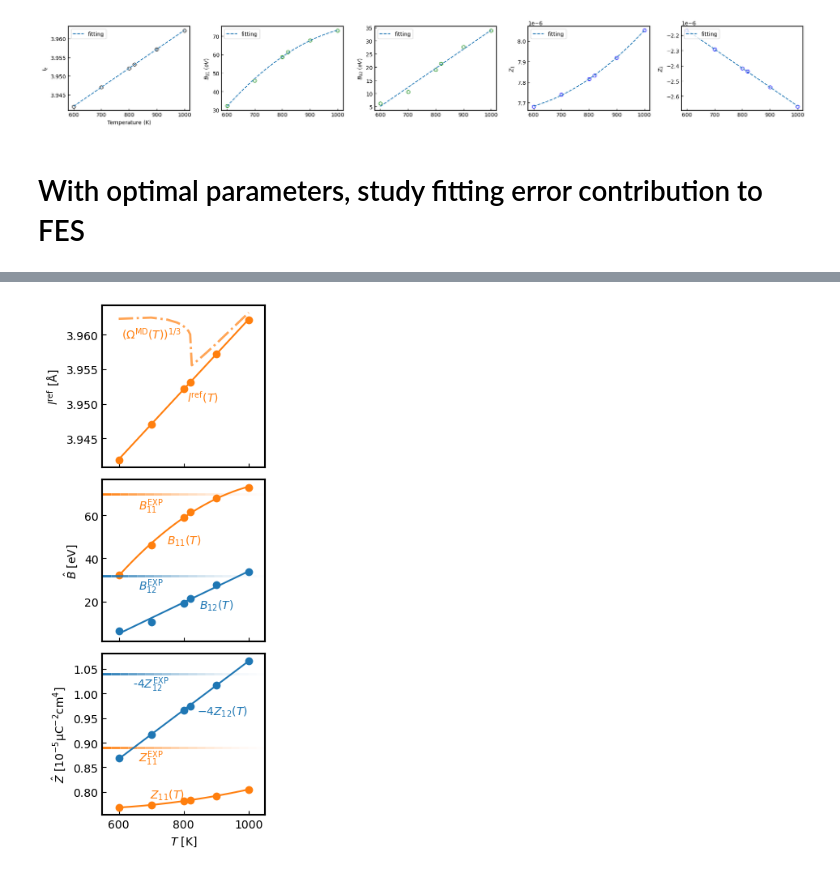
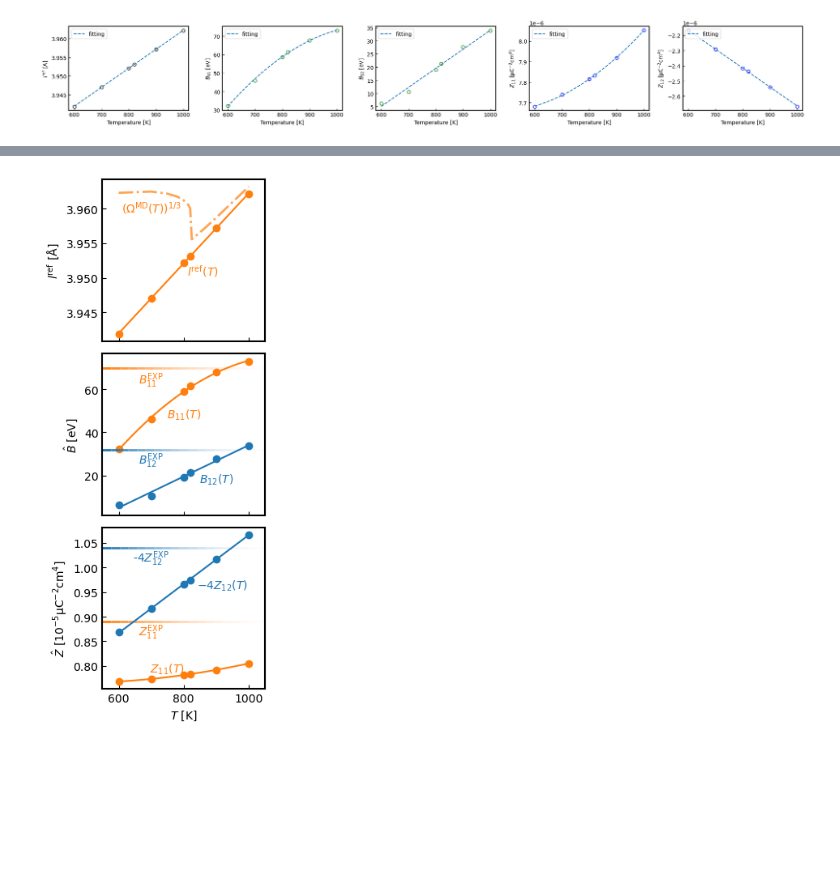
Before and after one commit to salinelake/ab_initio_PbTiO3, a Jupyter notebook: Metadynamics/FES_6D/electrostriction_biaxial.ipynb, the cells around one changed output, grey strips where cells are left out. Cells and saved outputs as stored; diff of their text form; code cells hidden in the pictures; blank space fills up the shorter version.

```diff
--- a/Metadynamics/FES_6D/electrostriction_biaxial.ipynb
+++ b/Metadynamics/FES_6D/electrostriction_biaxial.ipynb
@@ -289,60 +235,48 @@ Z1=7.91859345784409e-06, Z2=-2.540071866700325e-06, lref_z=3.957172399182316, lr
 # %%
-# fitting all the parameters, finding the T dependent relationship
-# B11_elastic = np.array(B11_list) * 1.60218e-19 / 64.0e-30 / 1e9  # from eV to elastic module in unit of GPa
-# B12_elastic = np.array(B12_list) * 1.60218e-19 / 64.0e-30 / 1e9  # from eV to elastic module in unit of GPa
-
-
+## Straightforward linear and quadratic fitting for all previously determined model parameters
 temp_fit = np.linspace(min(temp_list), max(temp_list), 200)
 m_l, b_l = np.polyfit(temp_list, lref_list, 1)
 a_b11, m_b11,  b_b11  = np.polyfit(temp_list, B11_list,  2)
 m_b12,  b_b12  = np.polyfit(temp_list, B12_list,  1)
 a_z1,m_z1, b_z1 = np.polyfit(temp_list, Z1_list, 2)
 m_z2, b_z2 = np.polyfit(temp_list, Z2_list, 1)
+
+## plot the temperature dependence
 fig, axes = plt.subplots(1, 5, figsize=(20, 3))
 
 # 1) l_ref vs T
-ax = axes[0]
-ax.plot(temp_list, lref_list, 'o-', markerfacecolor='white', color='black', linewidth=0)
+axes[0].plot(temp_list, lref_list, 'o-', markerfacecolor='white', color='black', linewidth=0)
 y = m_l * temp_fit + b_l
-ax.plot(temp_fit, y, '--', label='fitting')
-ax.set_xlabel('Temperature (K)')
-ax.set_ylabel(r'$l_z$')
-ax.legend(loc='upper left')
+axes[0].plot(temp_fit, y, '--', label='fitting')
+axes[0].set_ylabel(r'$l^{\text{ref}}$ [A]')
 
 # 2) B11 vs T
-ax = axes[1]
-ax.plot(temp_list, B11_list, 'o-', markerfacecolor='white', color='g', linewidth=0)
+axes[1].plot(temp_list, B11_list, 'o-', markerfacecolor='white', color='g', linewidth=0)
 y = a_b11 * temp_fit**2 + m_b11 * temp_fit + b_b11
-ax.plot(temp_fit, y, '--', label='fitting')
-ax.set_ylabel(r'$B_{11} \ (eV)$')
-ax.legend(loc='upper left')
+axes[1].plot(temp_fit, y, '--', label='fitting')
+axes[1].set_ylabel(r'$B_{11}$ [eV]')
 
 # 3) B12 vs T
-ax = axes[2]
-ax.plot(temp_list, B12_list, 'o-', markerfacecolor='white', color='g', linewidth=0)
+axes[2].plot(temp_list, B12_list, 'o-', markerfacecolor='white', color='g', linewidth=0)
 y = m_b12 * temp_fit + b_b12
-ax.plot(temp_fit, y, '--', label='fitting')
-ax.set_ylabel(r'$B_{12} \ (eV)$')
-ax.legend(loc='upper left')
+axes[2].plot(temp_fit, y, '--', label='fitting')
+axes[2].set_ylabel(r'$B_{12}$ [eV]')
 
 # 4) Z1 vs T
-ax = axes[3]
-ax.plot(temp_list, Z1_list, 'o-', markerfacecolor='white', color='blue', linewidth=0)
+axes[3].plot(temp_list, Z1_list, 'o-', markerfacecolor='white', color='blue', linewidth=0)
 y = a_z1 * temp_fit**2 + m_z1 * temp_fit + b_z1
-ax.plot(temp_fit, y, '--', label='fitting')
-ax.set_ylabel(r'$Z_1$')
-ax.legend(loc='upper left')
+axes[3].plot(temp_fit, y, '--', label='fitting')
+axes[3].set_ylabel(r'$Z_{11}$ [$\mathrm{\mu C^{-2}cm^4}$]')
 
 # 5) Z2 vs T
-ax = axes[4]
-ax.plot(temp_list, Z2_list, 'o-', markerfacecolor='white', color='blue', linewidth=0)
+axes[4].plot(temp_list, Z2_list, 'o-', markerfacecolor='white', color='blue', linewidth=0)
 y = m_z2 * temp_fit + b_z2
-ax.plot(temp_fit, y, '--', label='fitting')
-ax.set_ylabel(r'$Z_2$')
-ax.legend(loc='upper left')
+axes[4].plot(temp_fit, y, '--', label='fitting')
+axes[4].set_ylabel(r'$Z_{12}$ [$\mathrm{\mu C^{-2}cm^4}$]')
+for ax in axes:
+    ax.set_xlabel('Temperature [K]')
+    ax.legend(loc='upper left')
 plt.tight_layout()
 plt.show()
 # %% [output]
-[figure, old version]
+[figure, new version]
-# %% [markdown]
-# With optimal parameters, study fitting error contribution to FES
```
Also changed, not shown: parts of 12 cells of this notebook, 3 other files.
